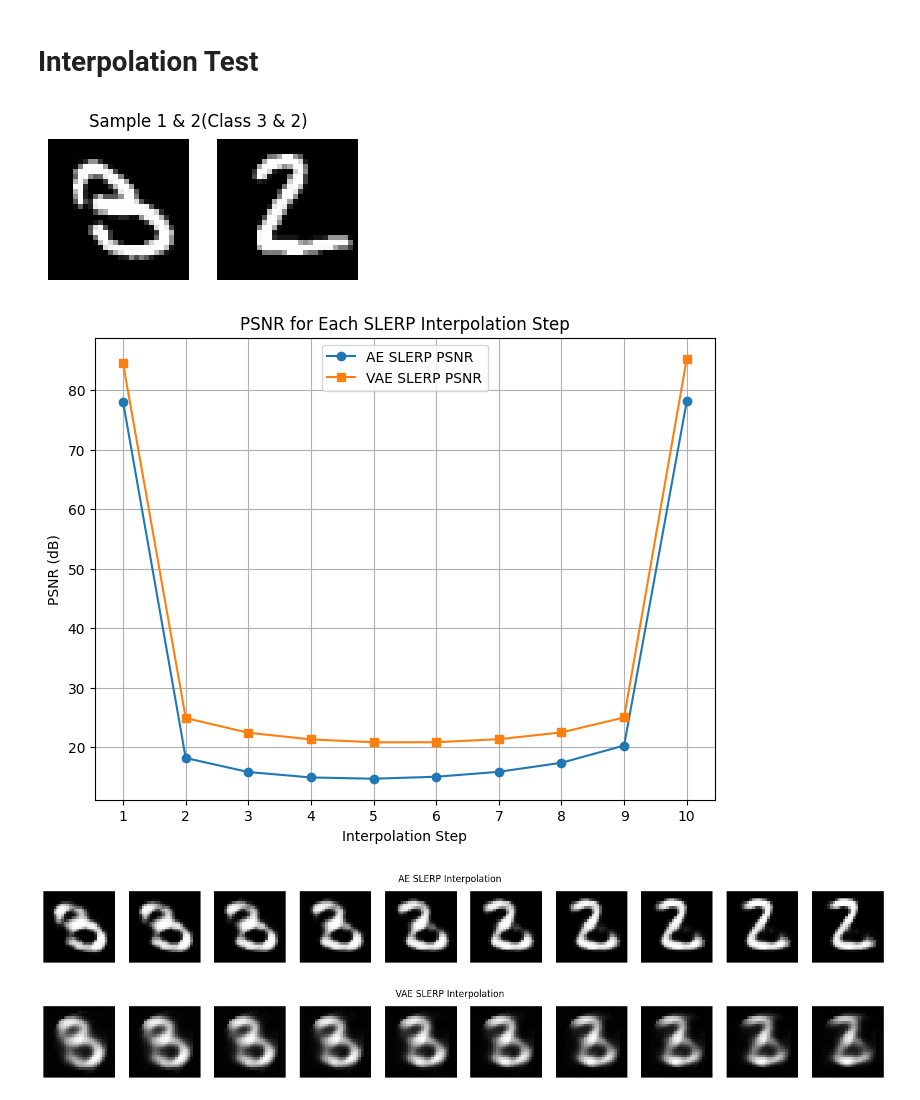
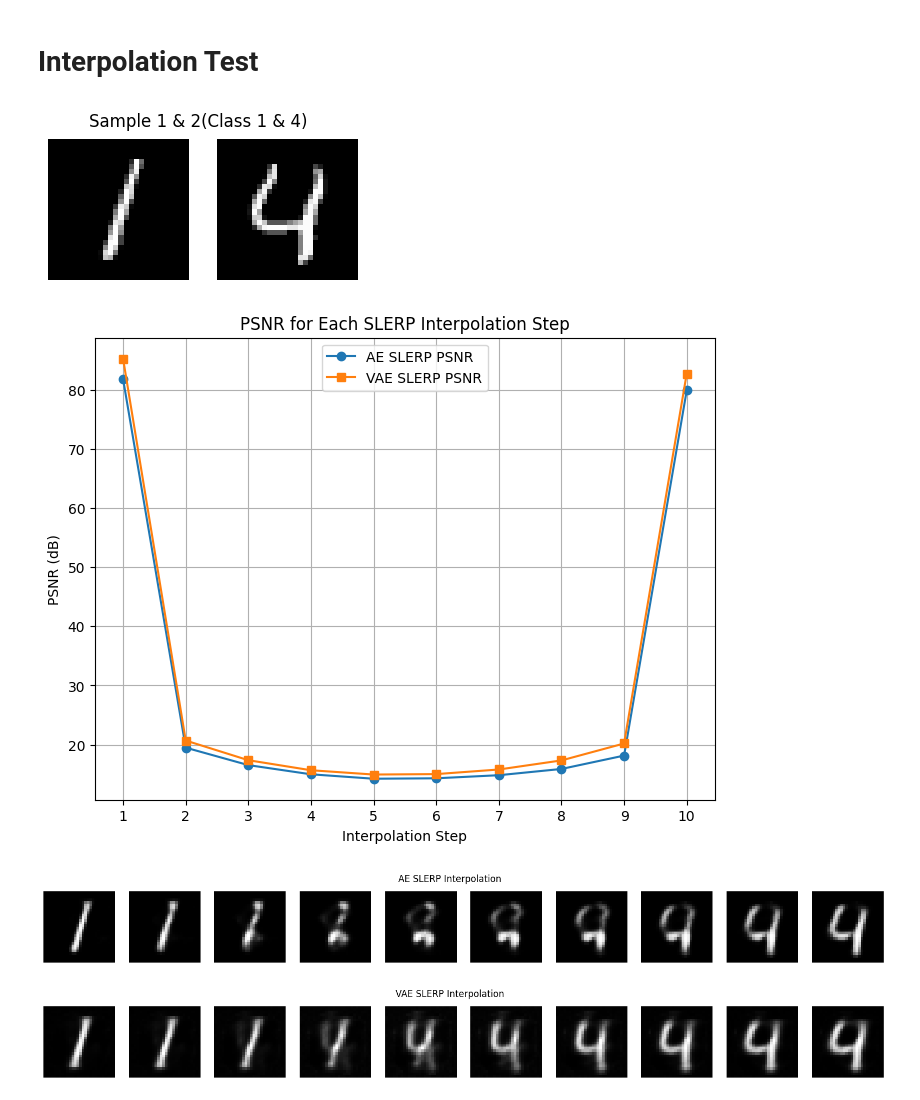
Before and after one commit to abcd-EGH/DL-pytorch, a Jupyter notebook: VAE/AE_VAE.ipynb, the cells around one changed output. Cells and saved outputs as stored; diff of their text form; code cells hidden in the pictures.

```diff
--- a/VAE/AE_VAE.ipynb
+++ b/VAE/AE_VAE.ipynb
@@ -182,7 +183,7 @@ def train_vae(model, dataloader, epochs=20, lr=1e-3, beta=1.0):
 latent_dim = 20
 epochs = 50
 lr = 3e-4
-beta = 1.5
+beta = 1.0
 
 # AE 모델 초기화 및 학습
 ae_model = Autoencoder(latent_dim=latent_dim)
@@ -279,6 +284,8 @@ def interpolate(class1, class2, steps=10):
 
     # 결과 시각화 함수
     def show_samples(samples, class_labels):
+        os.makedirs('./results', exist_ok=True)
+
         n = len(samples)
         plt.figure(figsize=(n * 2, 2))
         for i in range(n):
@@ -286,6 +293,7 @@ def interpolate(class1, class2, steps=10):
             plt.imshow(samples[i].cpu().squeeze(), cmap='gray')
             plt.axis('off')
         plt.suptitle(f"Sample 1 & 2(Class {class_labels[0]} & {class_labels[1]})")
+        plt.savefig('./results/sample_images.png')
         plt.show()
 
     show_samples([sample1, sample2], [class1, class2])
@@ -350,6 +358,8 @@ def interpolate(class1, class2, steps=10):
         psnr_vae_slerp.append((psnr_v1 + psnr_v2) / 2)
 
     # PSNR 시각화
+    os.makedirs('./results', exist_ok=True)
+
     plt.figure(figsize=(8,6))
     steps_range = np.arange(1, steps + 1)
     plt.plot(steps_range, psnr_ae_slerp, marker='o', label='AE SLERP PSNR')
@@ -360,10 +370,13 @@ def interpolate(class1, class2, steps=10):
     plt.xticks(steps_range)
     plt.legend()
     plt.grid(True)
+    plt.savefig('./results/psnr_plot.png')
     plt.show()
 
     # 결과 시각화 함수
-    def show_images(images, title):
+    def show_images(images, title, model_name):
+        os.makedirs('./results', exist_ok=True)
+
         n = len(images)
         plt.figure(figsize=(n * 2, 2))
         for i in range(n):
@@ -371,20 +384,21 @@ def interpolate(class1, class2, steps=10):
             plt.imshow(images[i].squeeze(), cmap='gray')
             plt.axis('off')
         plt.suptitle(title)
+        plt.savefig(f'./results/slerp_interpolation_{model_name}.png')
         plt.show()
 
     # AE SLERP 보간 결과 시각화
     ae_images_slerp = recon_ae_slerp.squeeze()  # [steps, 28, 28]
-    show_images(ae_images_slerp, "AE SLERP Interpolation")
+    show_images(ae_images_slerp, "AE SLERP Interpolation", "ae")
 
     # VAE SLERP 보간 결과 시각화
     vae_images_slerp = recon_vae_slerp.squeeze()  # [steps, 28, 28]
-    show_images(vae_images_slerp, "VAE SLERP Interpolation")
+    show_images(vae_images_slerp, "VAE SLERP Interpolation", "vae")
 # %%
-class1, class2 = 3, 2
+class1, class2 = 1, 4
 interpolate(class1, class2)
 # %% [output]
-[figure, old version]
+[figure, new version]
-[figure, old version]
+[figure, new version]
-[figure, old version]
+[figure, new version]
-[figure, old version]
+[figure, new version]
```
Also changed, not shown: parts of 2 cells of this notebook, 4 other files.
